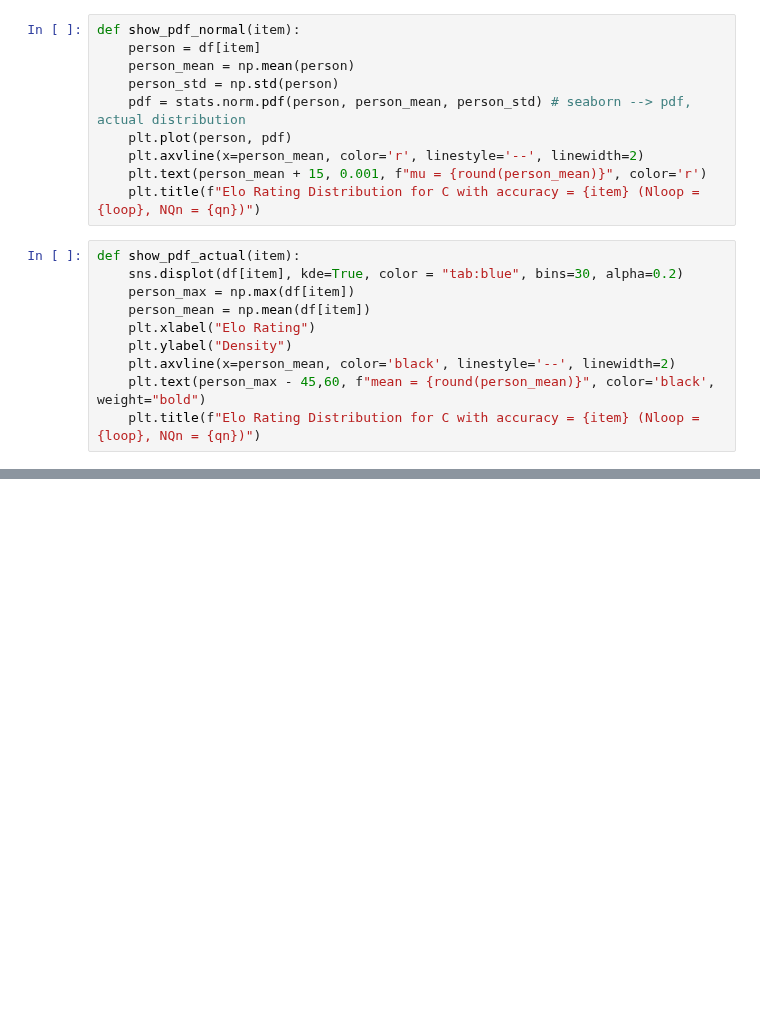
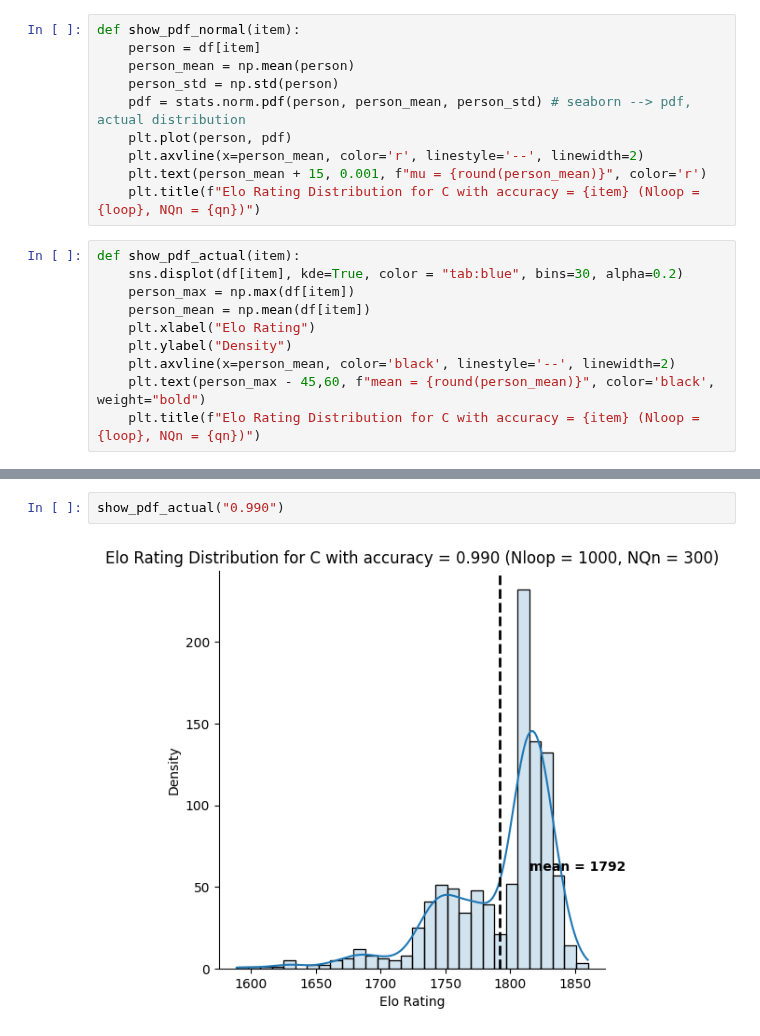
Before and after one commit to Huanqing-Mao/Elo-Simulation, a Jupyter notebook: src/plot_graphs.ipynb, the cells around one changed output, grey strips where cells are left out. Saved outputs shown, nothing was run; the diff lists cells and outputs as text; blank space fills up the shorter version.

```diff
--- a/src/plot_graphs.ipynb
+++ b/src/plot_graphs.ipynb
@@ -109,3 +113,7 @@ show_pdf_actual("0.900")
+# %%
+show_pdf_actual("0.990")
+# %% [output]
+[figure, added]
 # %%
 show_pdf_actual("1.000")
 # %% [output]
```
Also changed, not shown: parts of 13 cells of this notebook, 3 other files.
